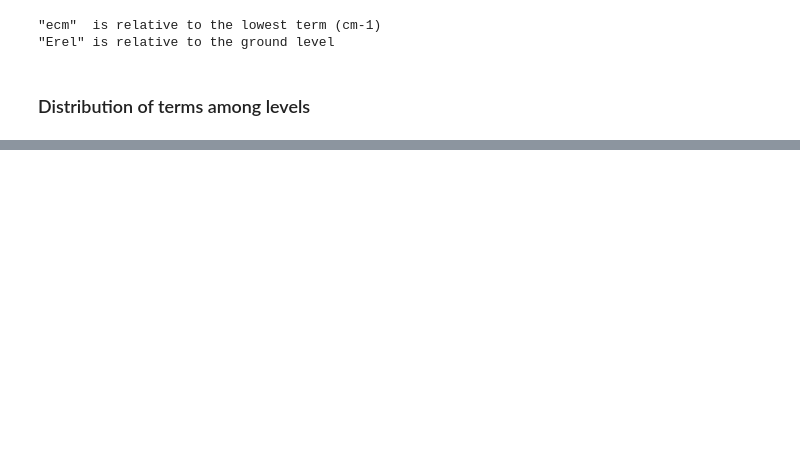
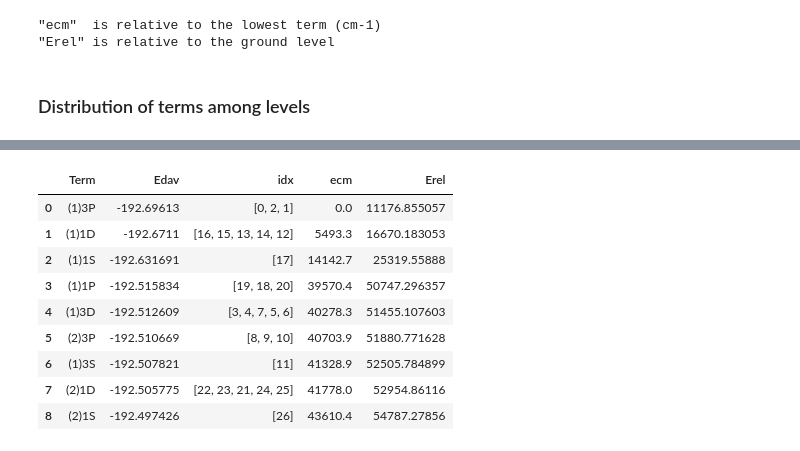
Before and after one commit to kkinist/atomic_SOC, a Jupyter notebook: SOCI_parentage_diagram_atom.ipynb, the cells around one changed output, grey strips where cells are left out. Drawn from its saved outputs; the diff is of its cells as text; code cells hidden in the pictures; blank space fills up the shorter version.

```diff
--- a/SOCI_parentage_diagram_atom.ipynb
+++ b/SOCI_parentage_diagram_atom.ipynb
@@ -191,3 +203,16 @@ Plot saved to file C:\Users\irikura\OneDrive - NIST\Karl\atomic_SOC\calculations
+# %%
+dfterm
+# %% [output]
+|  | Term | Edav | idx | ecm | Erel |
+| 0 | (1)3P | -192.69613 | [0, 2, 1] | 0.0 | 11176.855057 |
+| 1 | (1)1D | -192.6711 | [16, 15, 13, 14, 12] | 5493.3 | 16670.183053 |
+| 2 | (1)1S | -192.631691 | [17] | 14142.7 | 25319.55888 |
+| 3 | (1)1P | -192.515834 | [19, 18, 20] | 39570.4 | 50747.296357 |
+| 4 | (1)3D | -192.512609 | [3, 4, 7, 5, 6] | 40278.3 | 51455.107603 |
+| 5 | (2)3P | -192.510669 | [8, 9, 10] | 40703.9 | 51880.771628 |
+| 6 | (1)3S | -192.507821 | [11] | 41328.9 | 52505.784899 |
+| 7 | (2)1D | -192.505775 | [22, 23, 21, 24, 25] | 41778.0 | 52954.86116 |
+| 8 | (2)1S | -192.497426 | [26] | 43610.4 | 54787.27856 |
 # %%
 print(ftif)
 SOCI.dfso
```
Also changed, not shown: parts of 11 cells of this notebook, 2 other files.
